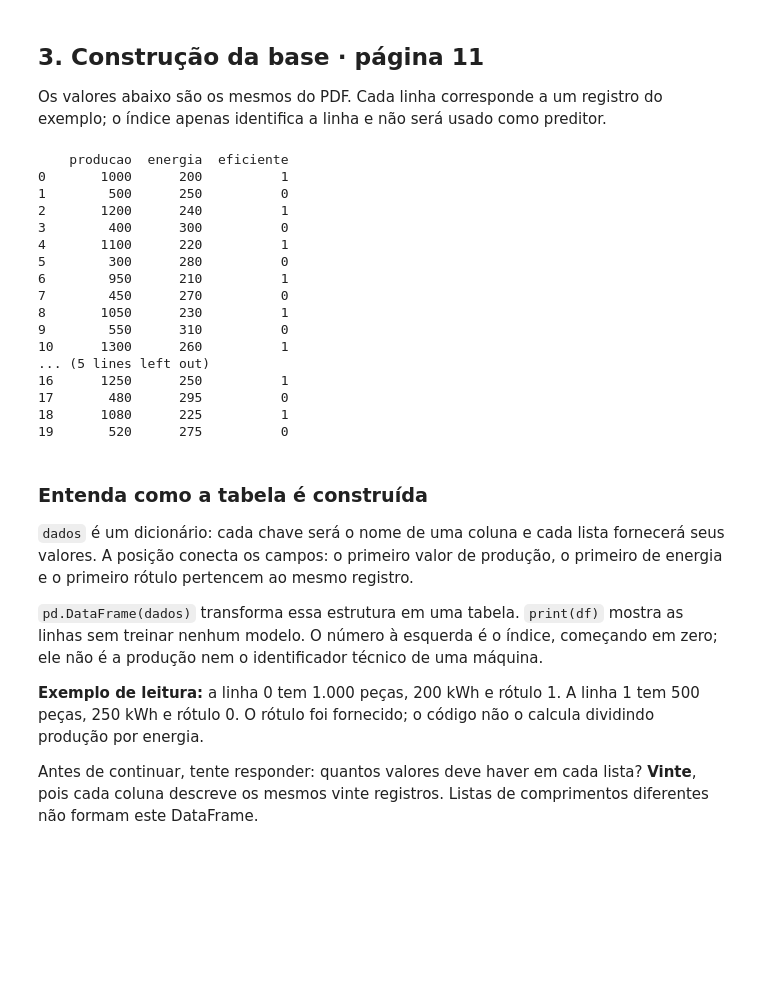
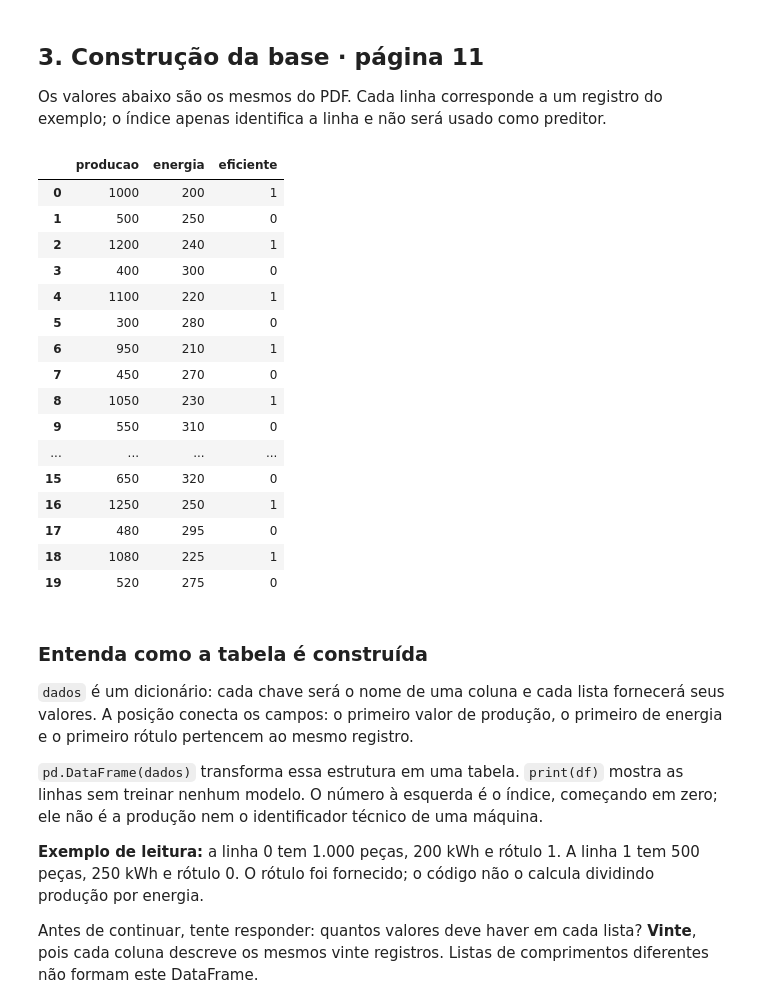
Before and after one commit to carloska24/DataScience-BigData, a Jupyter notebook: Aula03/Aula03_Todos_os_Exemplos_Completo.ipynb, the cells around one changed output. Saved outputs shown, nothing was run; the diff lists cells and outputs as text; code cells hidden in the pictures; blank space fills up the shorter version.

```diff
--- a/Aula3/Aula03_Todos_os_Exemplos_Completo.ipynb
+++ b/Aula03/Aula03_Todos_os_Exemplos_Completo.ipynb
@@ -155,51 +155,51 @@ Os valores abaixo são os mesmos do PDF. Cada linha corresponde a um registro do
 # %%
 #2. Criação do conjunto de dados
 # Criando um conjunto de dados de 20 máquinas industriais
 dados = {
     # Quantidade de peças produzidas
     "producao": [
         1000, 500, 1200, 400, 1100,
         300, 950, 450, 1050, 550,
         1300, 600, 1150, 350, 900,
         650, 1250, 480, 1080, 520],
     # Consumo de energia em kWh
     "energia": [
         200, 250, 240, 300, 220,
         280, 210, 270, 230, 310,
         260, 290, 235, 260, 195,
         320, 250, 295, 225, 275
     ],
     # Classificação conhecida de cada máquina
     # 1 = Eficiente
     # 0 = Ineficiente
     "eficiente": [
         1, 0, 1, 0, 1,
         0, 1, 0, 1, 0,
         1, 0, 1, 0, 1,
         0, 1, 0, 1, 0
     ]
 }
 # Transforma o dicionário em um DataFrame
 df = pd.DataFrame(dados)
-print(df)#Exibe os dados
+display(df)  # Exibe as 20 máquinas como tabela com cabeçalhos
 # %% [output]
-    producao  energia  eficiente
-0       1000      200          1
-1        500      250          0
-2       1200      240          1
-3        400      300          0
-4       1100      220          1
-5        300      280          0
-6        950      210          1
-7        450      270          0
-8       1050      230          1
-9        550      310          0
-10      1300      260          1
-... (5 lines left out)
-16      1250      250          1
-17       480      295          0
-18      1080      225          1
-19       520      275          0
+|  | producao | energia | eficiente |
+| 0 | 1000 | 200 | 1 |
+| 1 | 500 | 250 | 0 |
+| 2 | 1200 | 240 | 1 |
+| 3 | 400 | 300 | 0 |
+| 4 | 1100 | 220 | 1 |
+| 5 | 300 | 280 | 0 |
+| 6 | 950 | 210 | 1 |
+| 7 | 450 | 270 | 0 |
+| 8 | 1050 | 230 | 1 |
+| 9 | 550 | 310 | 0 |
+| ... | ... | ... | ... |
+| 15 | 650 | 320 | 0 |
+| 16 | 1250 | 250 | 1 |
+| 17 | 480 | 295 | 0 |
+| 18 | 1080 | 225 | 1 |
+| 19 | 520 | 275 | 0 |
 # %% [markdown]
 ### Entenda como a tabela é construída
 
```
Also changed, not shown: parts of 5 cells of this notebook, 44 other files.
